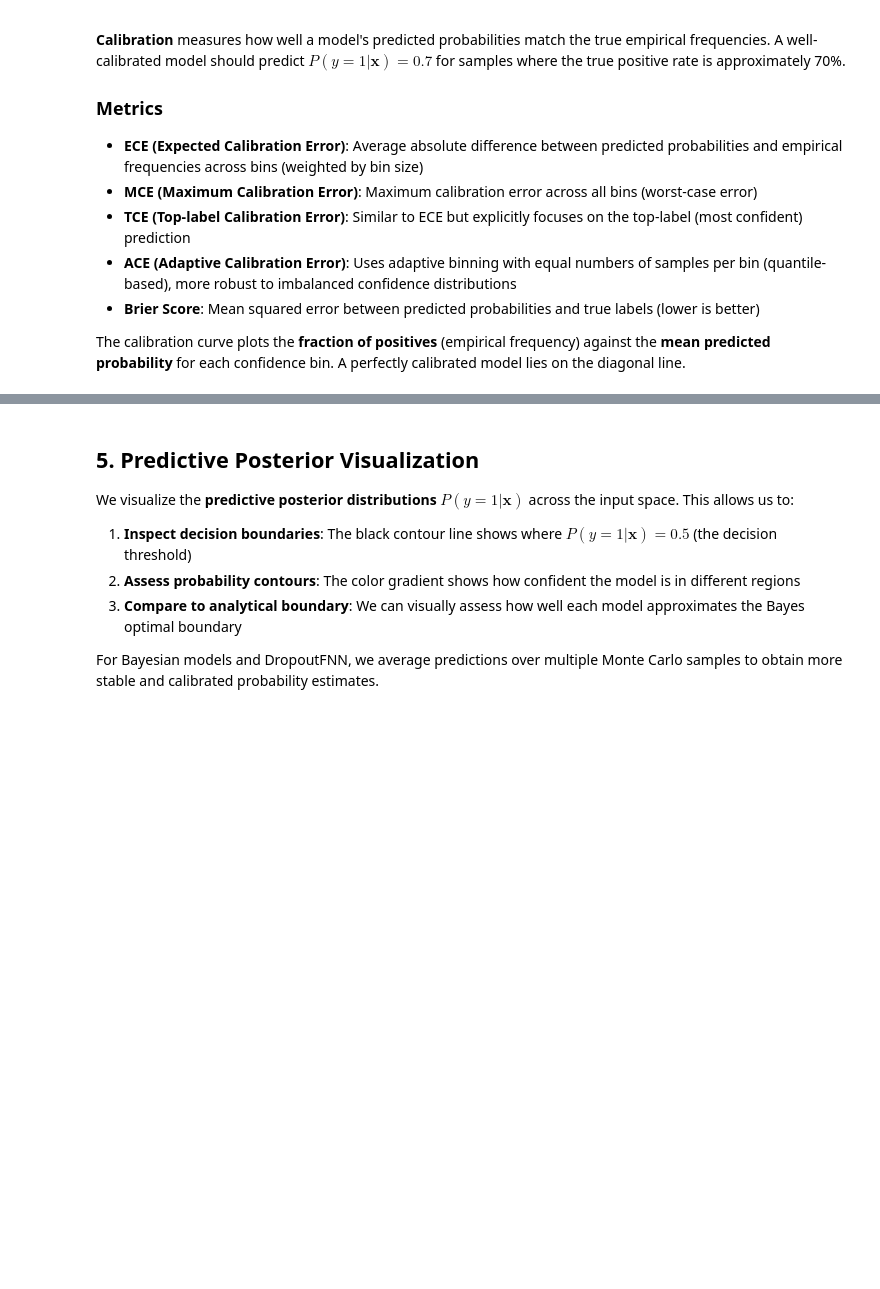
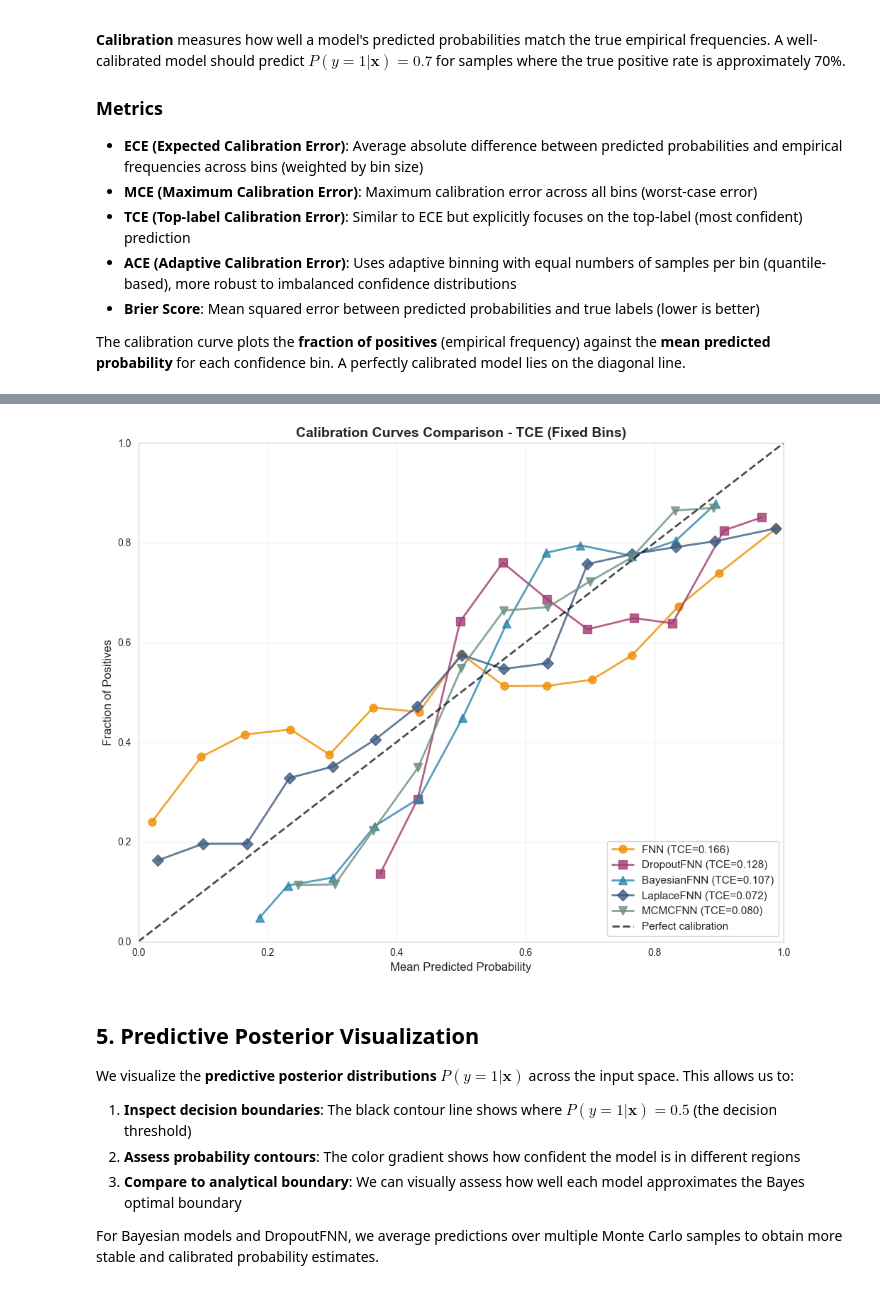
Before and after one commit to kamilkrukowski/BayesNNBench, a Jupyter notebook: notebooks/train_analyze_posterior.ipynb, the cells around one changed output, grey strips where cells are left out. Cells and saved outputs as stored; diff of their text form; code cells hidden in the pictures; blank space fills up the shorter version.

Commit message:
feat(ModelResult): Add model result wrapper class to unify codebase interfaces

```diff
--- a/notebooks/train_analyze_posterior.ipynb
+++ b/notebooks/train_analyze_posterior.ipynb
@@ -232,17 +231,17 @@ fnn_params, fnn_history = train_model(
     fnn_model, "FNN", X_train, y_train_onehot, epochs=200, seed=seed
 )
 
-fnn_probs, fnn_labels, fnn_metrics, fnn_fop, fnn_mpv = evaluate_model(
-    fnn_model,
-    fnn_params,
-    X_test,
-    y_test_onehot,
+# Create ModelResult and evaluate
+fnn_result = ModelResult(
+    name="FNN",
+    model=fnn_model,
+    params=fnn_params,
     n_samples=1,
-    model_name="FNN",
-    seed=seed,
-    num_bins=NUM_CAL_BINS,
-)
-print({k: round(v, 4) for k, v in fnn_metrics.items()})
+    color="#F18F01",
+    marker="o",
+).evaluate(X_test, y_test_onehot, seed=seed, num_bins=NUM_CAL_BINS)
+
+print({k: round(v, 4) for k, v in fnn_result.metrics.items()})
 
 # Export FNN (saves to fnn/params.flax and fnn/model.json)
 export_model(
@@ -545,0 +419,16 @@ BayesianFNN (MC=100)    0.7385 0.1072 0.1886       0.3913
+# %%
+# Collect all results for easy iteration
+all_results = [fnn_result, dropout_result, bayesian_result, laplace_result, mcmc_result]
+
+# Build results table from ModelResult objects
+results_df = pd.DataFrame([r.to_metrics_row() for r in all_results])
+results_df = results_df.rename(
+    columns={"ece": "ECE", "mce": "MCE", "brier": "Brier Score", "accuracy": "Accuracy"}
+)
+results_df = results_df[["Model", "Accuracy", "ECE", "MCE", "Brier Score"]]
+
+print("\n" + "=" * 80)
+print("Model Evaluation Results")
+print("=" * 80)
+print(results_df.to_string(index=False, float_format="%.4f"))
+print("=" * 80)
@@ -624,3 +460,11 @@ plot_calibration_curves_comparison(
+# %%
+# Plot calibration curves comparison using ModelResult wrappers
+# Binning scheme: 'ece'/'tce' = fixed-width, 'ace' = adaptive (equal samples per bin)
+plot_calibration_comparison(
+    all_results, figures_dir=figures_dir, metric="tce", num_bins=15
+)
+# %% [output]
+[figure, added]
 # %% [markdown]
 ## 5. Predictive Posterior Visualization
 
```
Also changed, not shown: parts of 12 cells of this notebook, 6 other files.
